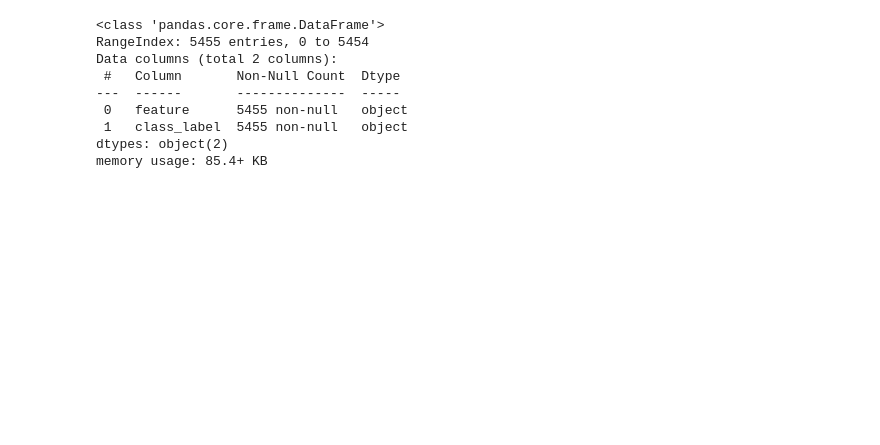
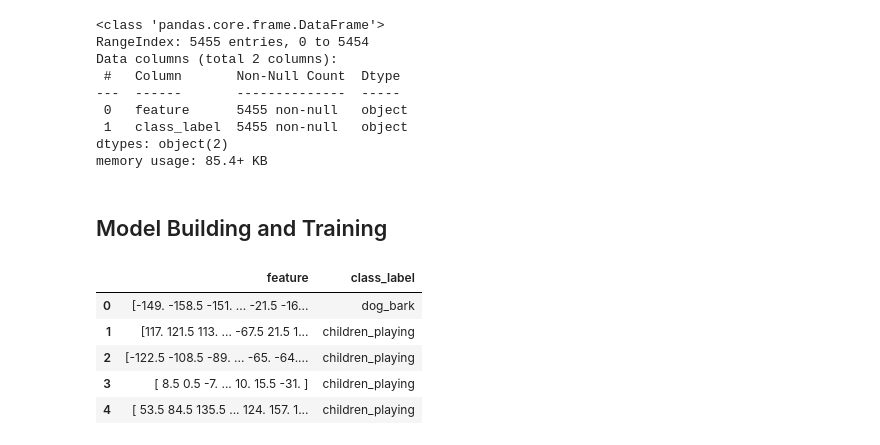
Before and after one commit to cyyeh/sound-classification-project, a Jupyter notebook: v2/sound_classification_v2.ipynb, the cells around one changed output. Saved outputs shown, nothing was run; the diff lists cells and outputs as text; code cells hidden in the pictures; blank space fills up the shorter version.

```diff
--- a/v2/sound_classification_v2.ipynb
+++ b/v2/sound_classification_v2.ipynb
@@ -168,0 +176,12 @@ featuresdf.to_csv('featuresdf.csv')
+# %% [markdown]
+## Model Building and Training
+# %%
+featuresdf = pd.read_csv('featuresdf.csv')
+featuresdf.head()
+# %% [output]
+|  | feature | class_label |
+| 0 | [-149. -158.5 -151. ... -21.5 -16... | dog_bark |
+| 1 | [117. 121.5 113. ... -67.5 21.5 1... | children_playing |
+| 2 | [-122.5 -108.5 -89. ... -65. -64.... | children_playing |
+| 3 | [ 8.5 0.5 -7. ... 10. 15.5 -31. ] | children_playing |
+| 4 | [ 53.5 84.5 135.5 ... 124. 157. 1... | children_playing |
```
Also changed, not shown: parts of 4 cells of this notebook, 1 other file.
